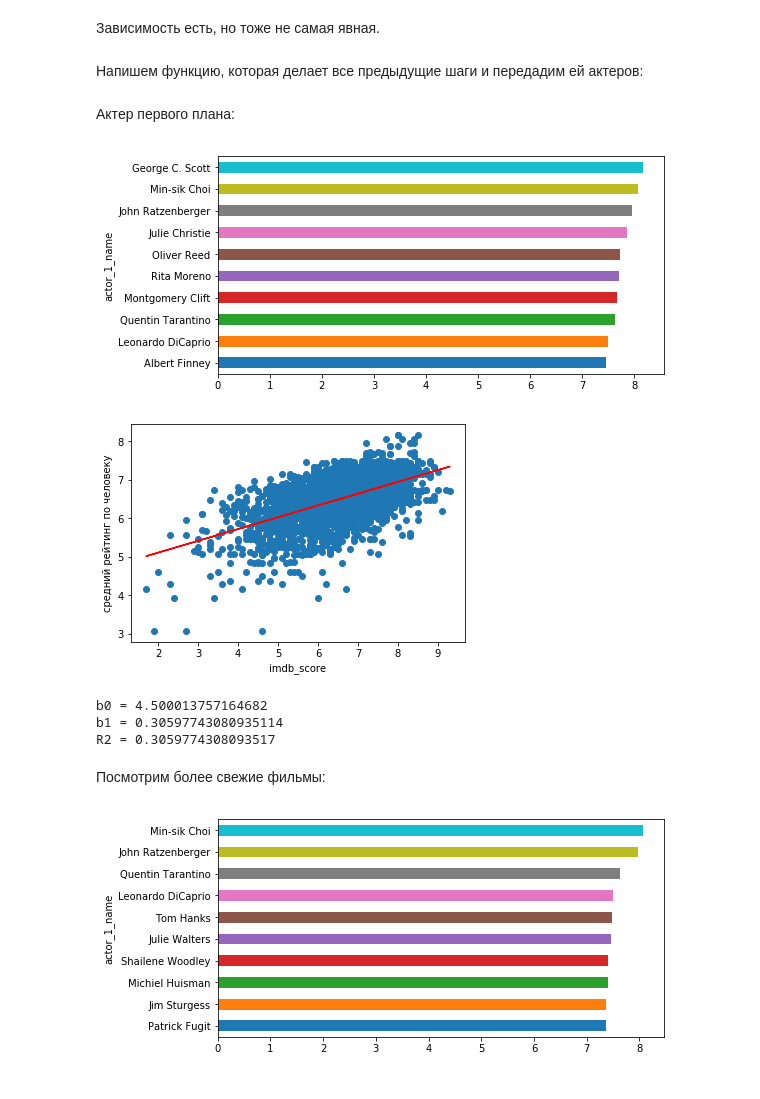
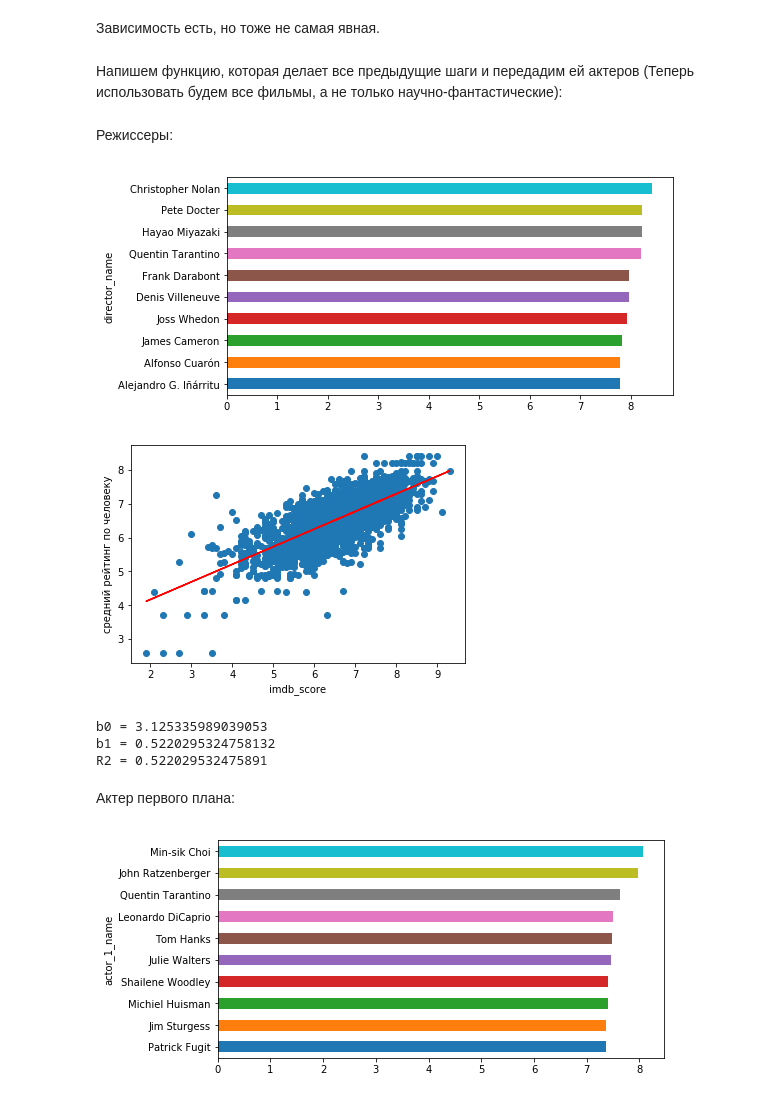
Before and after one commit to hildar/probability-theory, a Jupyter notebook: Project_Math_stat_Theory_of_probability.ipynb, the cells around one changed output. Drawn from its saved outputs; the diff is of its cells as text; code cells hidden in the pictures.

```diff
--- a/Project_Math_stat_Theory_of_probability.ipynb
+++ b/Project_Math_stat_Theory_of_probability.ipynb
@@ -546,10 +538,10 @@ R2 = 0.49819492369215324
 # %% [markdown]
 Зависимость есть, но тоже не самая явная.
 # %% [markdown]
-Напишем функцию, которая делает все предыдущие шаги и передадим ей актеров:
+Напишем функцию, которая делает все предыдущие шаги и передадим ей актеров (Теперь использовать будем все фильмы, а не только научно-фантастические):
 # %%
 # homo sapiens score
-def homo_score(df_source, homo='director_name', year=1890):
+def homo_score(df_source, homo='director_name', year=1900):
     # убираем документальные фильмы и наблюдения с пропущенными значениями
     df = df_source[['movie_title', homo, 'genres', 'title_year',
         'imdb_score']].dropna().loc[(~df_source['genres'].str.contains('Docum', case=False, regex=False, na=False))
@@ -570,18 +562,18 @@ def homo_score(df_source, homo='director_name', year=1890):
     # выводим
 
     deter(spam['imdb_score'], spam['mean_score'], x_label='imdb_score', y_label='средний рейтинг по человеку')
+# %% [markdown]
+Режиссеры:
+# %%
+homo_score(data, homo='director_name', year=1990)
+# %% [output]
+[figure, added]
+[figure, added]
+b0 = 3.125335989039053
+b1 = 0.5220295324758132
+R2 = 0.522029532475891
 # %% [markdown]
 Актер первого плана:
-# %%
-homo_score(data, homo='actor_1_name')
-# %% [output]
-[figure, removed]
-[figure, removed]
-b0 = 4.500013757164682
-b1 = 0.30597743080935114
-R2 = 0.3059774308093517
-# %% [markdown]
-Посмотрим более свежие фильмы:
 # %%
 homo_score(data, homo='actor_1_name', year=1990)
 # %% [output]
```
Also changed, not shown: parts of 3 cells of this notebook.
